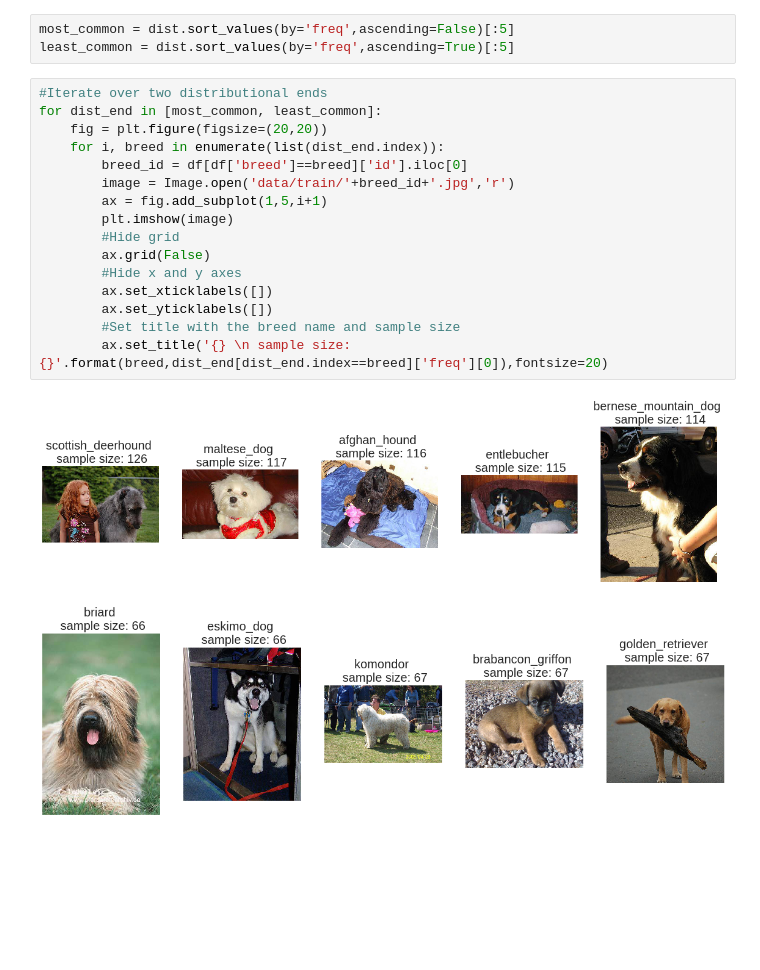
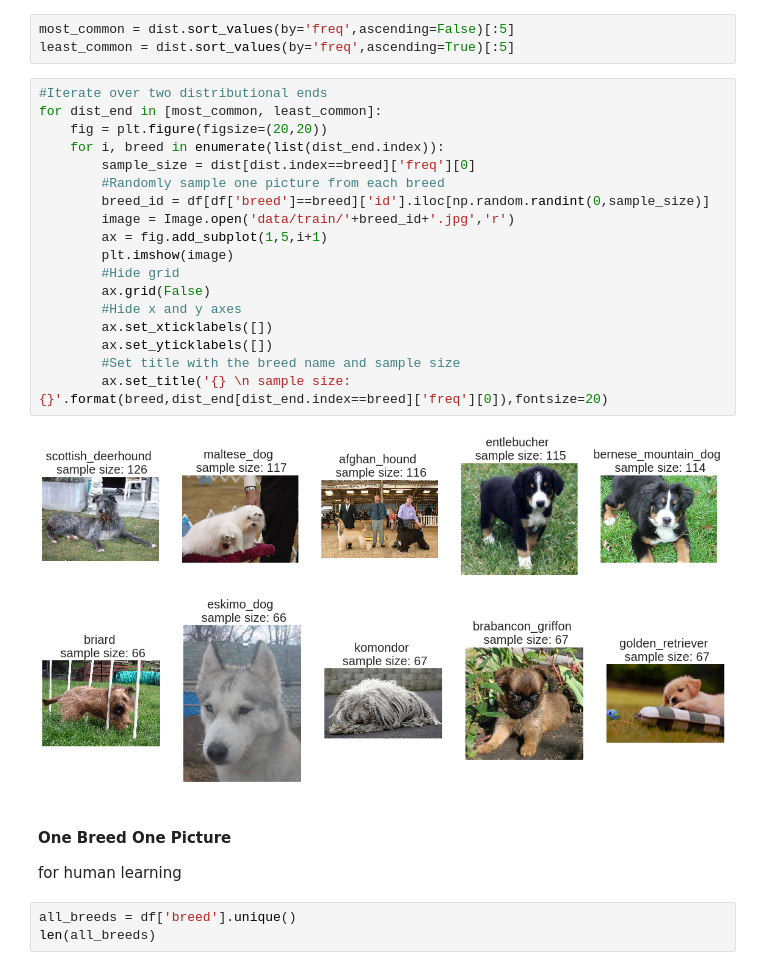
Before and after one commit to KengoA/dm_project, a Jupyter notebook: data_distribution.ipynb, the cells around one changed output. Drawn from its saved outputs; the diff is of its cells as text; blank space fills up the shorter version.

Commit message:
added one dog one picture function

```diff
--- a/data_distribution.ipynb
+++ b/data_distribution.ipynb
@@ -16,19 +21,27 @@ least_common = dist.sort_values(by='freq',ascending=True)[:5]
 # %%
 #Iterate over two distributional ends
 for dist_end in [most_common, least_common]:
     fig = plt.figure(figsize=(20,20))
     for i, breed in enumerate(list(dist_end.index)):
-        breed_id = df[df['breed']==breed]['id'].iloc[0]
+        sample_size = dist[dist.index==breed]['freq'][0]
+        #Randomly sample one picture from each breed
+        breed_id = df[df['breed']==breed]['id'].iloc[np.random.randint(0,sample_size)]
         image = Image.open('data/train/'+breed_id+'.jpg','r')
         ax = fig.add_subplot(1,5,i+1)
         plt.imshow(image)
         #Hide grid
         ax.grid(False)
         #Hide x and y axes
         ax.set_xticklabels([])
         ax.set_yticklabels([])
         #Set title with the breed name and sample size
         ax.set_title('{} \n sample size: {}'.format(breed,dist_end[dist_end.index==breed]['freq'][0]),fontsize=20)
 # %% [output]
-[figure, old version]
+[figure, new version]
-[figure, old version]
+[figure, new version]
+# %% [markdown]
+#### One Breed One Picture
+for human learning
+# %%
+all_breeds = df['breed'].unique()
+len(all_breeds)
```
Also changed, not shown: parts of 3 cells of this notebook.
